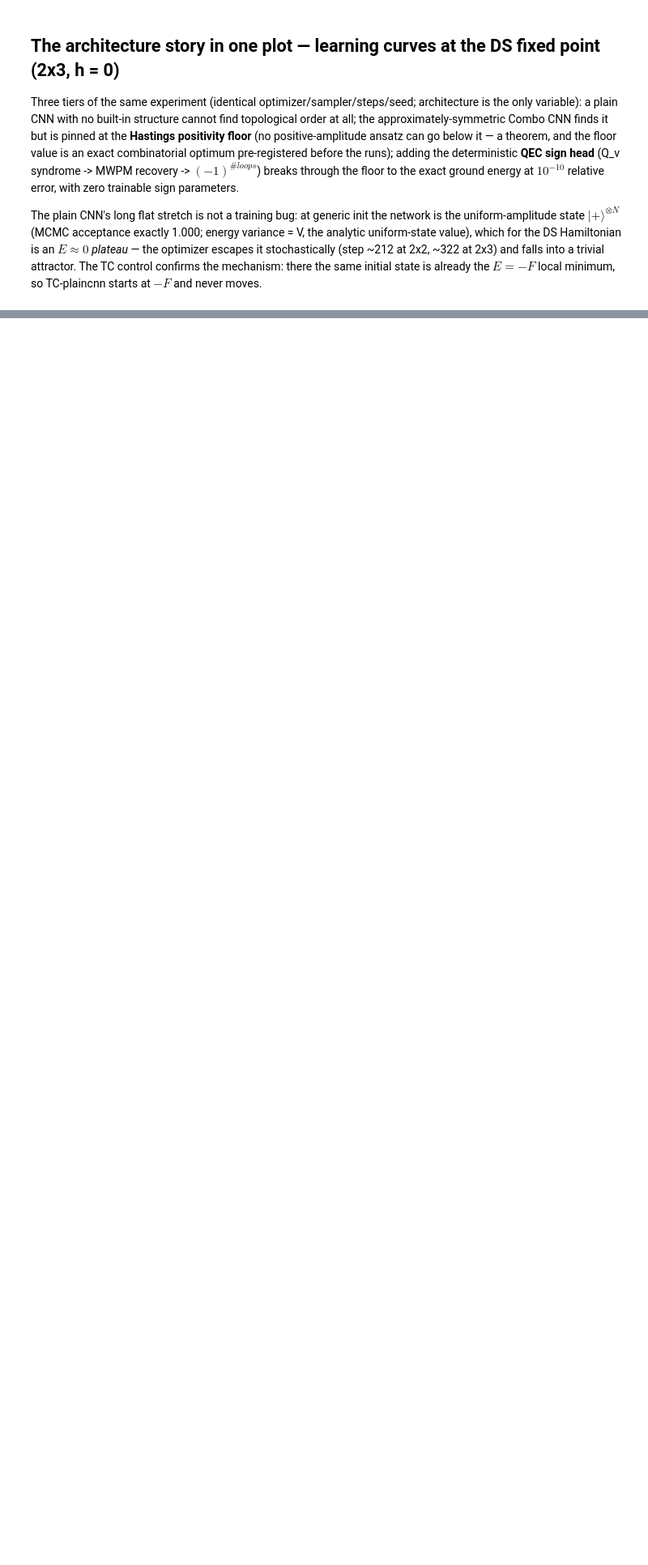
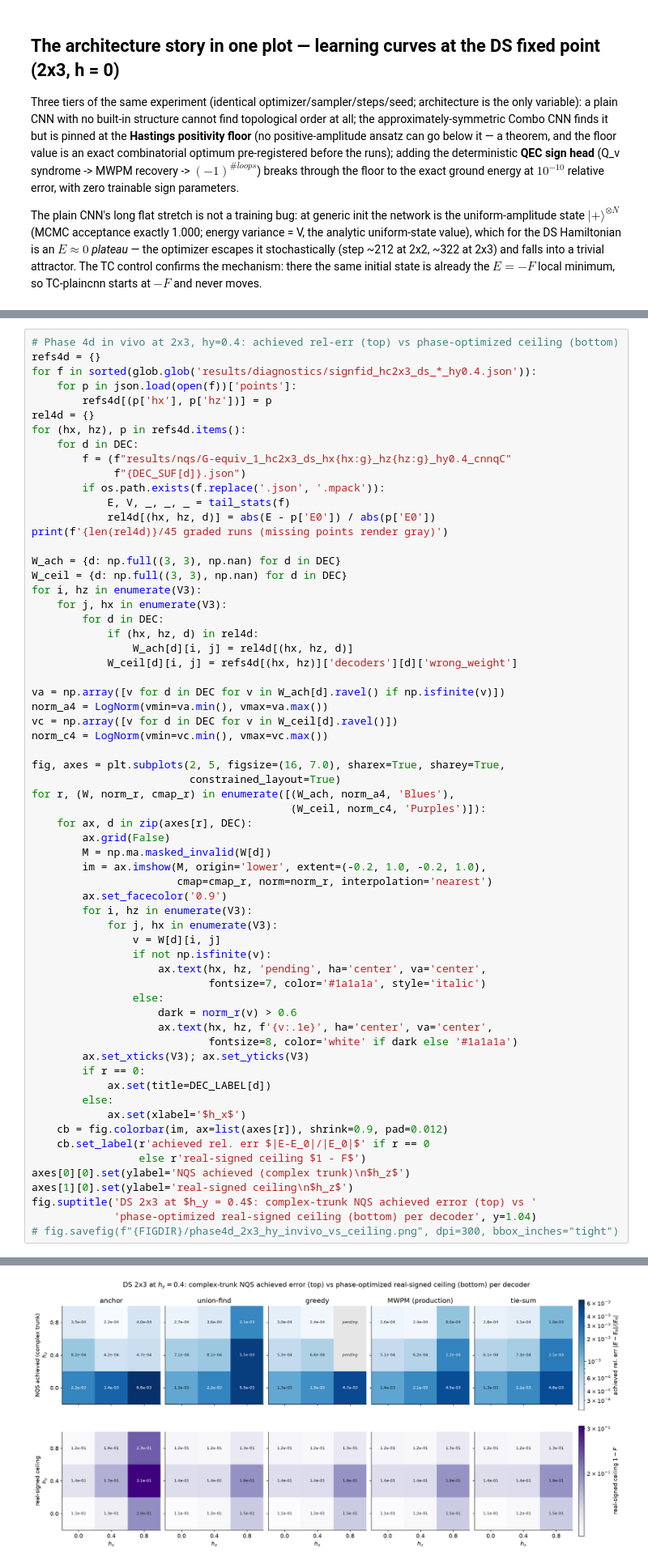
Before and after one commit to SanzharBissenali/2D-TC, a Jupyter notebook: analysis/05_phase4b_plane.ipynb, the cells around one changed output, grey strips where cells are left out. Shown at 81% size. Drawn from its saved outputs; the diff is of its cells as text; blank space fills up the shorter version.

```diff
--- a/analysis/05_phase4b_plane.ipynb
+++ b/analysis/05_phase4b_plane.ipynb
@@ -434,0 +449,64 @@ fig.savefig(f"{FIGDIR}/phase4c_learning_curves_h0.png", dpi=300, bbox_inches="ti
+# %%
+# Phase 4d in vivo at 2x3, hy=0.4: achieved rel-err (top) vs phase-optimized ceiling (bottom)
+refs4d = {}
+for f in sorted(glob.glob('results/diagnostics/signfid_hc2x3_ds_*_hy0.4.json')):
+    for p in json.load(open(f))['points']:
+        refs4d[(p['hx'], p['hz'])] = p
+rel4d = {}
+for (hx, hz), p in refs4d.items():
+    for d in DEC:
+        f = (f"results/nqs/G-equiv_1_hc2x3_ds_hx{hx:g}_hz{hz:g}_hy0.4_cnnqC"
+             f"{DEC_SUF[d]}.json")
+        if os.path.exists(f.replace('.json', '.mpack')):
+            E, V, _, _, _ = tail_stats(f)
+            rel4d[(hx, hz, d)] = abs(E - p['E0']) / abs(p['E0'])
+print(f'{len(rel4d)}/45 graded runs (missing points render gray)')
+
+W_ach = {d: np.full((3, 3), np.nan) for d in DEC}
+W_ceil = {d: np.full((3, 3), np.nan) for d in DEC}
+for i, hz in enumerate(V3):
+    for j, hx in enumerate(V3):
+        for d in DEC:
+            if (hx, hz, d) in rel4d:
+                W_ach[d][i, j] = rel4d[(hx, hz, d)]
+            W_ceil[d][i, j] = refs4d[(hx, hz)]['decoders'][d]['wrong_weight']
+
+va = np.array([v for d in DEC for v in W_ach[d].ravel() if np.isfinite(v)])
+norm_a4 = LogNorm(vmin=va.min(), vmax=va.max())
+vc = np.array([v for d in DEC for v in W_ceil[d].ravel()])
+norm_c4 = LogNorm(vmin=vc.min(), vmax=vc.max())
+
+fig, axes = plt.subplots(2, 5, figsize=(16, 7.0), sharex=True, sharey=True,
+                         constrained_layout=True)
+for r, (W, norm_r, cmap_r) in enumerate([(W_ach, norm_a4, 'Blues'),
+                                         (W_ceil, norm_c4, 'Purples')]):
+    for ax, d in zip(axes[r], DEC):
+        ax.grid(False)
+        M = np.ma.masked_invalid(W[d])
+        im = ax.imshow(M, origin='lower', extent=(-0.2, 1.0, -0.2, 1.0),
+                       cmap=cmap_r, norm=norm_r, interpolation='nearest')
+        ax.set_facecolor('0.9')
+        for i, hz in enumerate(V3):
+            for j, hx in enumerate(V3):
+                v = W[d][i, j]
+                if not np.isfinite(v):
+                    ax.text(hx, hz, 'pending', ha='center', va='center',
+                            fontsize=7, color='#1a1a1a', style='italic')
+                else:
+                    dark = norm_r(v) > 0.6
+                    ax.text(hx, hz, f'{v:.1e}', ha='center', va='center',
+                            fontsize=8, color='white' if dark else '#1a1a1a')
+        ax.set_xticks(V3); ax.set_yticks(V3)
+        if r == 0:
+            ax.set(title=DEC_LABEL[d])
+        else:
+            ax.set(xlabel='$h_x$')
+    cb = fig.colorbar(im, ax=list(axes[r]), shrink=0.9, pad=0.012)
+    cb.set_label(r'achieved rel. err $|E-E_0|/|E_0|$' if r == 0
+                 else r'real-signed ceiling $1 - F$')
+axes[0][0].set(ylabel='NQS achieved (complex trunk)\n$h_z$')
+axes[1][0].set(ylabel='real-signed ceiling\n$h_z$')
+fig.suptitle('DS 2x3 at $h_y = 0.4$: complex-trunk NQS achieved error (top) vs '
+             'phase-optimized real-signed ceiling (bottom) per decoder', y=1.04)
+# fig.savefig(f"{FIGDIR}/phase4d_2x3_hy_invivo_vs_ceiling.png", dpi=300, bbox_inches="tight")
+# %% [output]
@@ -434,0 +515 @@ fig.savefig(f"{FIGDIR}/phase4c_learning_curves_h0.png", dpi=300, bbox_inches="ti
+[figure, added]
```
Also changed, not shown: parts of 8 cells of this notebook.
